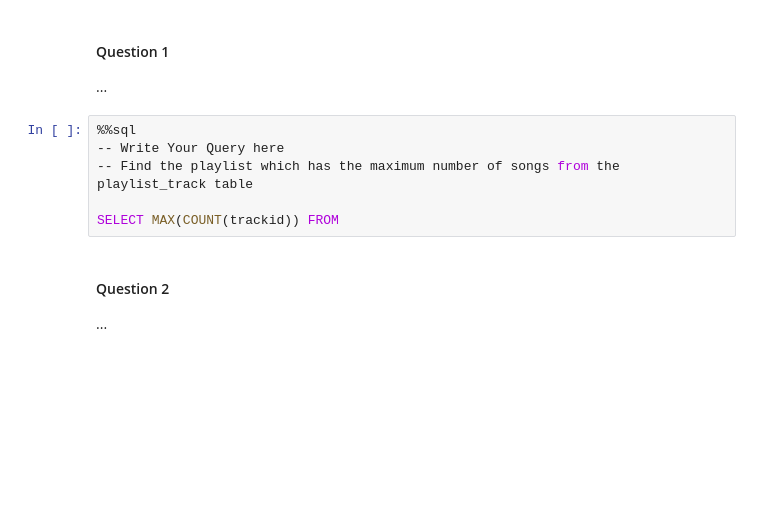
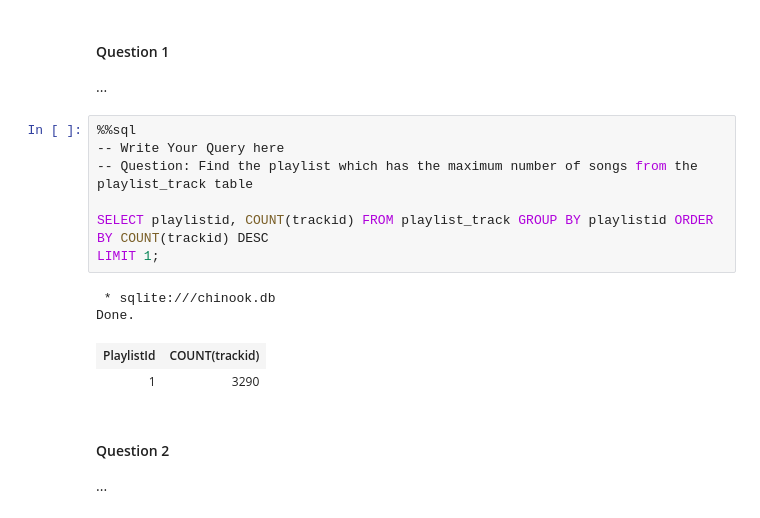
Before and after one commit to dixita9/CSC330-Introduction-to-SQL-T6, a Jupyter notebook: Intro_to_SQL_2.ipynb, the cells around one changed output. Drawn from its saved outputs; the diff is of its cells as text; blank space fills up the shorter version.

```diff
--- a/Intro_to_SQL_2.ipynb
+++ b/Intro_to_SQL_2.ipynb
@@ -156,9 +156,15 @@ Please include the question your query is designed to answer.
 # %%
 %%sql
 -- Write Your Query here
--- Find the playlist which has the maximum number of songs from the playlist_track table
+-- Question: Find the playlist which has the maximum number of songs from the playlist_track table
 
-SELECT MAX(COUNT(trackid)) FROM
+SELECT playlistid, COUNT(trackid) FROM playlist_track GROUP BY playlistid ORDER BY COUNT(trackid) DESC
+LIMIT 1;
+# %% [output]
+ * sqlite:///chinook.db
+Done.
+| PlaylistId | COUNT(trackid) |
+| 1 | 3290 |
 # %% [markdown]
 #### Question 2
 ...
```
Also changed, not shown: parts of 3 cells of this notebook.
